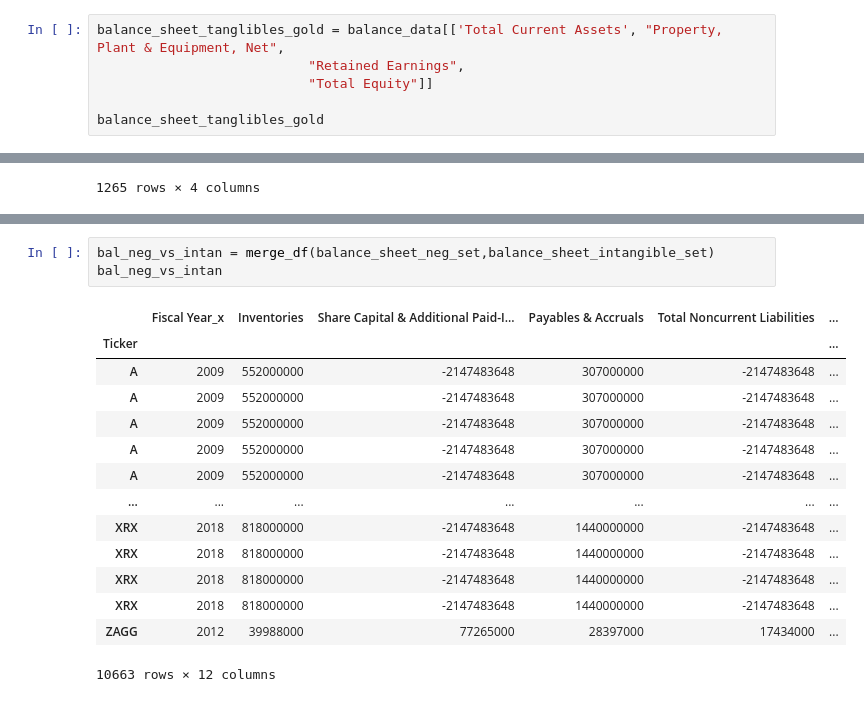
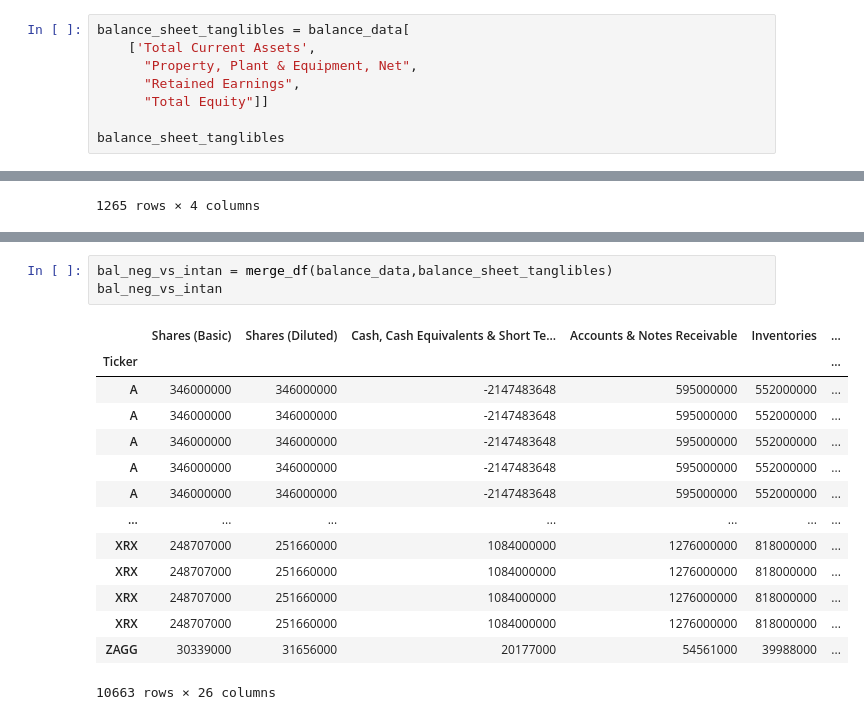
Before and after one commit to MuayThaiLegz/ScientificMethod_ForInvesting-, a Jupyter notebook: Untitled1.ipynb, the cells around one changed output, grey strips where cells are left out. Saved outputs shown, nothing was run; the diff lists cells and outputs as text.

```diff
--- a/Untitled1.ipynb
+++ b/Untitled1.ipynb
@@ -85,9 +59,11 @@ bal_sheet_cash_set
 # %%
-balance_sheet_tanglibles_gold = balance_data[['Total Current Assets', "Property, Plant & Equipment, Net",
-                           "Retained Earnings",
-                           "Total Equity"]]
+balance_sheet_tanglibles = balance_data[
+    ['Total Current Assets',
+      "Property, Plant & Equipment, Net",
+      "Retained Earnings",
+      "Total Equity"]]
 
-balance_sheet_tanglibles_gold
+balance_sheet_tanglibles
 # %% [output]
 |  |  | Total Current Assets | Property, Plant & Equipment, Net | Retained Earnings | Total Equity |
 | Ticker | Fiscal Year |  |  |  |  |
@@ -530,21 +549,21 @@ bal_tan_vs_neg_cash_new
 # %%
-bal_neg_vs_intan = merge_df(balance_sheet_neg_set,balance_sheet_intangible_set)
+bal_neg_vs_intan = merge_df(balance_data,balance_sheet_tanglibles)
 bal_neg_vs_intan
 # %% [output]
-|  | Fiscal Year_x | Inventories | Share Capital & Additional Paid-I... | Payables & Accruals | Total Noncurrent Liabilities | ... |
+|  | Shares (Basic) | Shares (Diluted) | Cash, Cash Equivalents & Short Te... | Accounts & Notes Receivable | Inventories | ... |
 | Ticker |  |  |  |  |  | ... |
-| A | 2009 | 552000000 | -2147483648 | 307000000 | -2147483648 | ... |
-| A | 2009 | 552000000 | -2147483648 | 307000000 | -2147483648 | ... |
-| A | 2009 | 552000000 | -2147483648 | 307000000 | -2147483648 | ... |
-| A | 2009 | 552000000 | -2147483648 | 307000000 | -2147483648 | ... |
-| A | 2009 | 552000000 | -2147483648 | 307000000 | -2147483648 | ... |
+| A | 346000000 | 346000000 | -2147483648 | 595000000 | 552000000 | ... |
+| A | 346000000 | 346000000 | -2147483648 | 595000000 | 552000000 | ... |
+| A | 346000000 | 346000000 | -2147483648 | 595000000 | 552000000 | ... |
+| A | 346000000 | 346000000 | -2147483648 | 595000000 | 552000000 | ... |
+| A | 346000000 | 346000000 | -2147483648 | 595000000 | 552000000 | ... |
 | ... | ... | ... | ... | ... | ... | ... |
-| XRX | 2018 | 818000000 | -2147483648 | 1440000000 | -2147483648 | ... |
-| XRX | 2018 | 818000000 | -2147483648 | 1440000000 | -2147483648 | ... |
-| XRX | 2018 | 818000000 | -2147483648 | 1440000000 | -2147483648 | ... |
-| XRX | 2018 | 818000000 | -2147483648 | 1440000000 | -2147483648 | ... |
-| ZAGG | 2012 | 39988000 | 77265000 | 28397000 | 17434000 | ... |
+| XRX | 248707000 | 251660000 | 1084000000 | 1276000000 | 818000000 | ... |
+| XRX | 248707000 | 251660000 | 1084000000 | 1276000000 | 818000000 | ... |
+| XRX | 248707000 | 251660000 | 1084000000 | 1276000000 | 818000000 | ... |
+| XRX | 248707000 | 251660000 | 1084000000 | 1276000000 | 818000000 | ... |
+| ZAGG | 30339000 | 31656000 | 20177000 | 54561000 | 39988000 | ... |
-10663 rows × 12 columns
+10663 rows × 26 columns
 # %%
 bal_neg_vs_intan_new = bal_neg_vs_intan.loc[['CNK','DISH','ABBV','BA','TAP']]
 bal_neg_vs_intan_new
```
Also changed, not shown: parts of 50 cells of this notebook.
